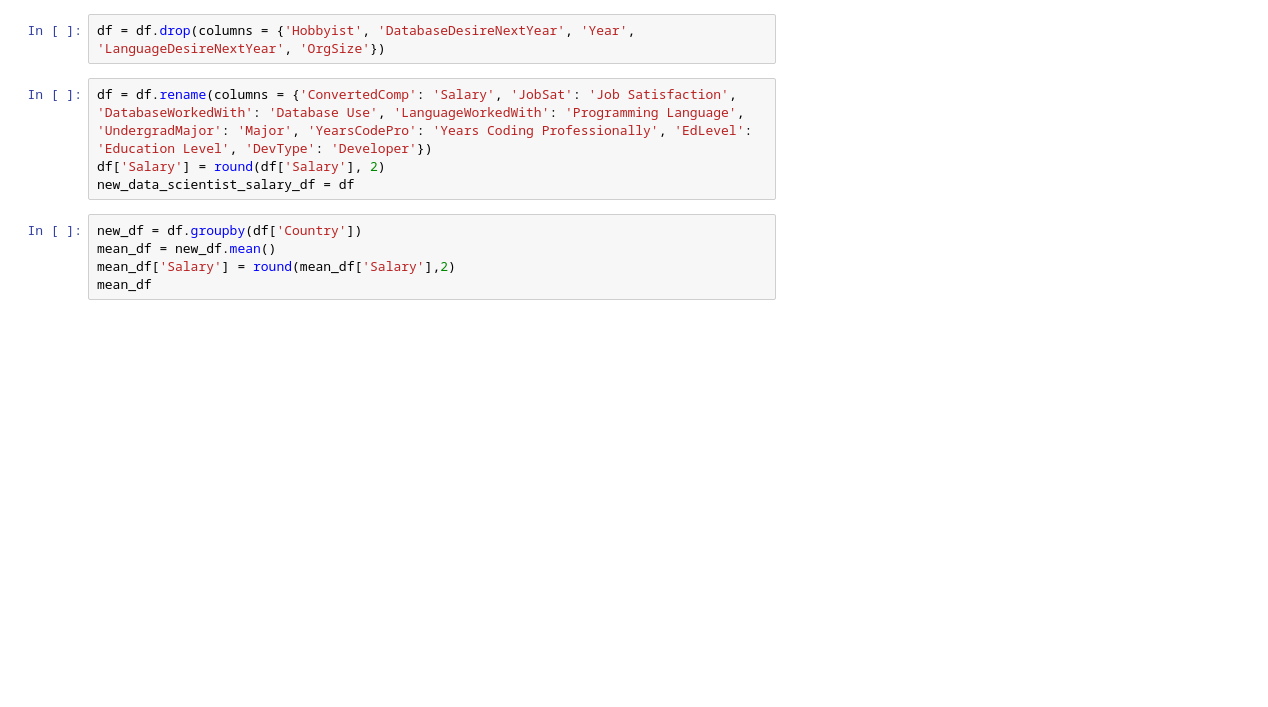
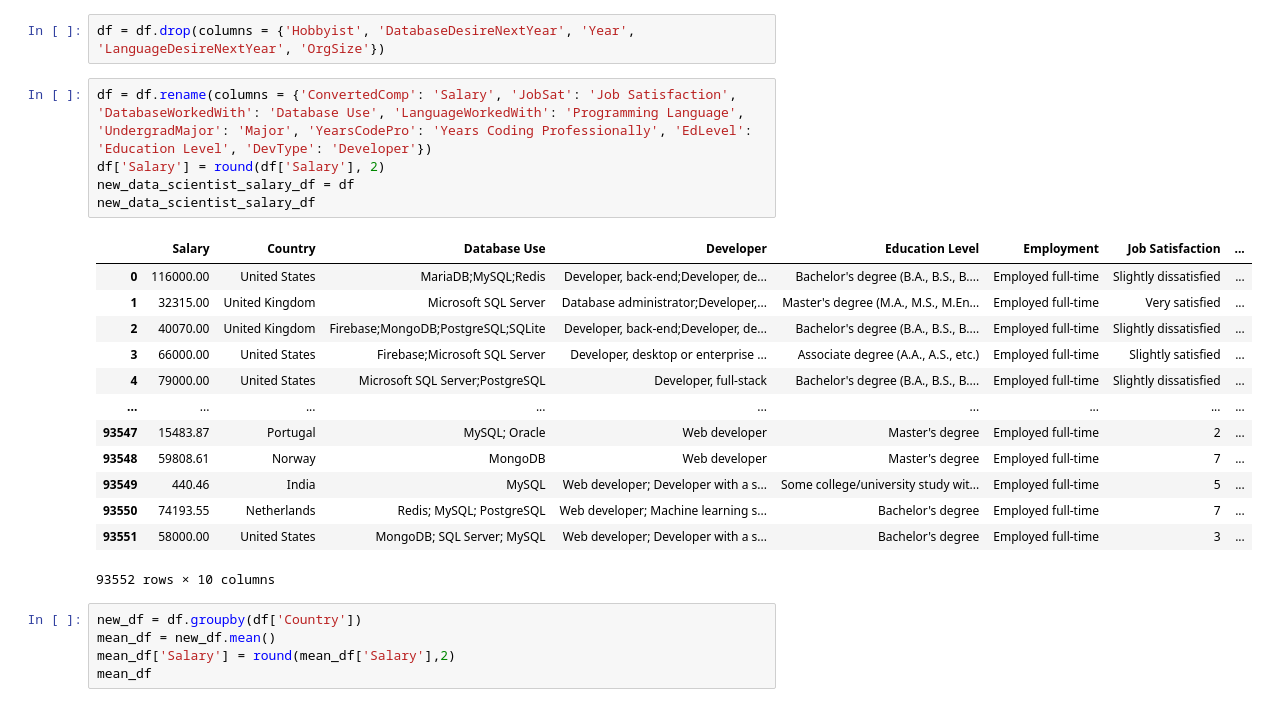
Before and after one commit to jwhite1987/Data-Scientists-and-HR-Analytics, a Jupyter notebook: etl_project.ipynb, the cells around one changed output. Drawn from its saved outputs; the diff is of its cells as text; blank space fills up the shorter version.

```diff
--- a/etl_project.ipynb
+++ b/etl_project.ipynb
@@ -31,7 +31,22 @@ df = df.drop(columns = {'Hobbyist', 'DatabaseDesireNextYear', 'Year', 'LanguageD
 # %%
 df = df.rename(columns = {'ConvertedComp': 'Salary', 'JobSat': 'Job Satisfaction', 'DatabaseWorkedWith': 'Database Use', 'LanguageWorkedWith': 'Programming Language', 'UndergradMajor': 'Major', 'YearsCodePro': 'Years Coding Professionally', 'EdLevel': 'Education Level', 'DevType': 'Developer'})
 df['Salary'] = round(df['Salary'], 2)
 new_data_scientist_salary_df = df
+new_data_scientist_salary_df
+# %% [output]
+|  | Salary | Country | Database Use | Developer | Education Level | Employment | Job Satisfaction | ... |
+| 0 | 116000.00 | United States | MariaDB;MySQL;Redis | Developer, back-end;Developer, de... | Bachelor's degree (B.A., B.S., B.... | Employed full-time | Slightly dissatisfied | ... |
+| 1 | 32315.00 | United Kingdom | Microsoft SQL Server | Database administrator;Developer,... | Master's degree (M.A., M.S., M.En... | Employed full-time | Very satisfied | ... |
+| 2 | 40070.00 | United Kingdom | Firebase;MongoDB;PostgreSQL;SQLite | Developer, back-end;Developer, de... | Bachelor's degree (B.A., B.S., B.... | Employed full-time | Slightly dissatisfied | ... |
+| 3 | 66000.00 | United States | Firebase;Microsoft SQL Server | Developer, desktop or enterprise ... | Associate degree (A.A., A.S., etc.) | Employed full-time | Slightly satisfied | ... |
+| 4 | 79000.00 | United States | Microsoft SQL Server;PostgreSQL | Developer, full-stack | Bachelor's degree (B.A., B.S., B.... | Employed full-time | Slightly dissatisfied | ... |
+| ... | ... | ... | ... | ... | ... | ... | ... | ... |
+| 93547 | 15483.87 | Portugal | MySQL; Oracle | Web developer | Master's degree | Employed full-time | 2 | ... |
+| 93548 | 59808.61 | Norway | MongoDB | Web developer | Master's degree | Employed full-time | 7 | ... |
+| 93549 | 440.46 | India | MySQL | Web developer; Developer with a s... | Some college/university study wit... | Employed full-time | 5 | ... |
+| 93550 | 74193.55 | Netherlands | Redis; MySQL; PostgreSQL | Web developer; Machine learning s... | Bachelor's degree | Employed full-time | 7 | ... |
+| 93551 | 58000.00 | United States | MongoDB; SQL Server; MySQL | Web developer; Developer with a s... | Bachelor's degree | Employed full-time | 3 | ... |
+93552 rows × 10 columns
 # %%
 new_df = df.groupby(df['Country'])
 mean_df = new_df.mean()
```
Also changed, not shown: parts of 3 cells of this notebook.
